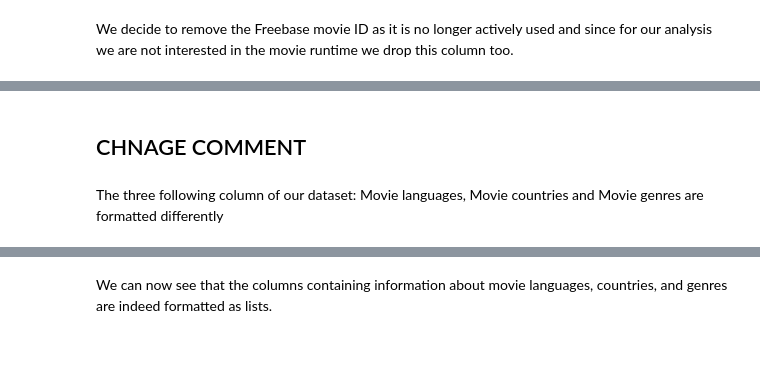
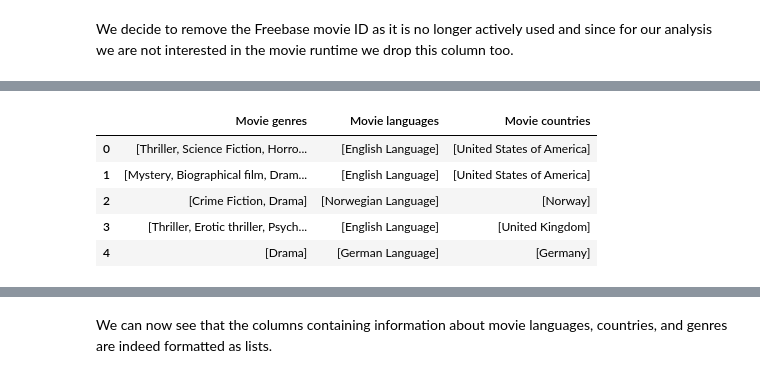
Before and after one commit to epfl-ada/ada-2024-project-padawans, a Jupyter notebook: results.ipynb, the cells around one changed output, grey strips where cells are left out. Saved outputs shown, nothing was run; the diff lists cells and outputs as text; code cells hidden in the pictures; blank space fills up the shorter version.

```diff
--- a/results.ipynb
+++ b/results.ipynb
@@ -101,7 +121,3 @@ movie_drop.head()
-# %% [markdown]
-## CHNAGE COMMENT
-# %% [markdown]
-The three following column of our dataset: Movie languages,	Movie countries and Movie genres are formatted differently
 # %%
 def convert_to_list(df, column_name):
     #Convert to dictionnary
@@ -112,5 +128,14 @@ def convert_to_list(df, column_name):
 # %%
 movies_df = movie_drop.copy()
 movies_df['Movie genres'] = convert_to_list(movies_df, 'Movie genres')
 movies_df['Movie languages'] = convert_to_list(movies_df, 'Movie languages')
 movies_df['Movie countries'] = convert_to_list(movies_df, 'Movie countries')
+
+movies_df[['Movie genres','Movie languages', 'Movie countries']].head()
+# %% [output]
+|  | Movie genres | Movie languages | Movie countries |
+| 0 | [Thriller, Science Fiction, Horro... | [English Language] | [United States of America] |
+| 1 | [Mystery, Biographical film, Dram... | [English Language] | [United States of America] |
+| 2 | [Crime Fiction, Drama] | [Norwegian Language] | [Norway] |
+| 3 | [Thriller, Erotic thriller, Psych... | [English Language] | [United Kingdom] |
+| 4 | [Drama] | [German Language] | [Germany] |
```
Also changed, not shown: parts of 66 cells of this notebook.
